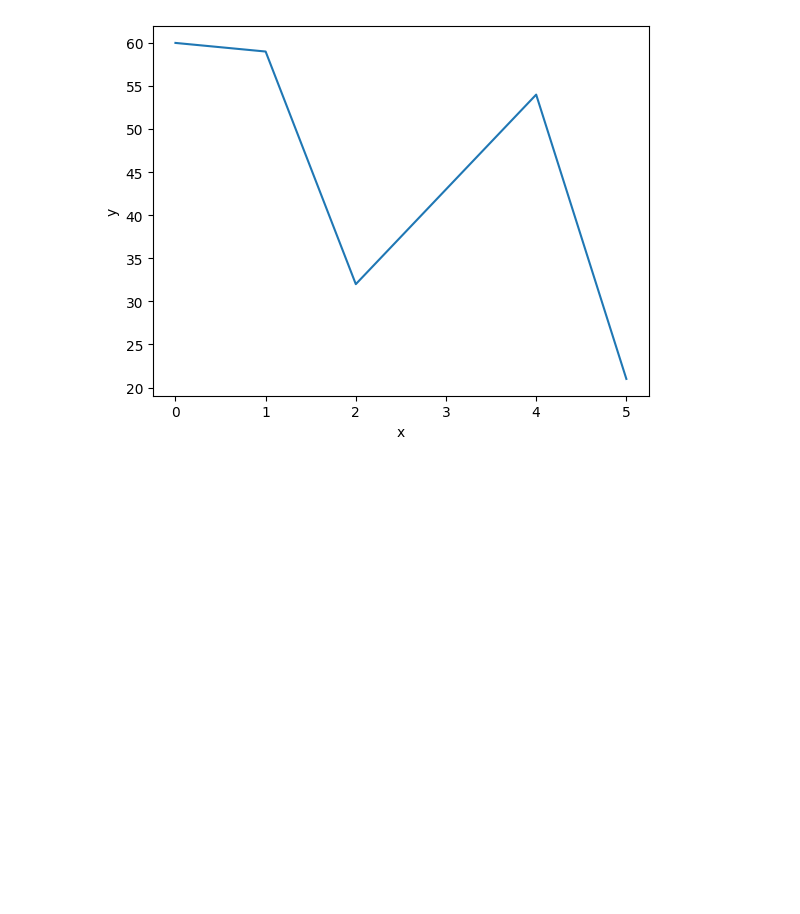
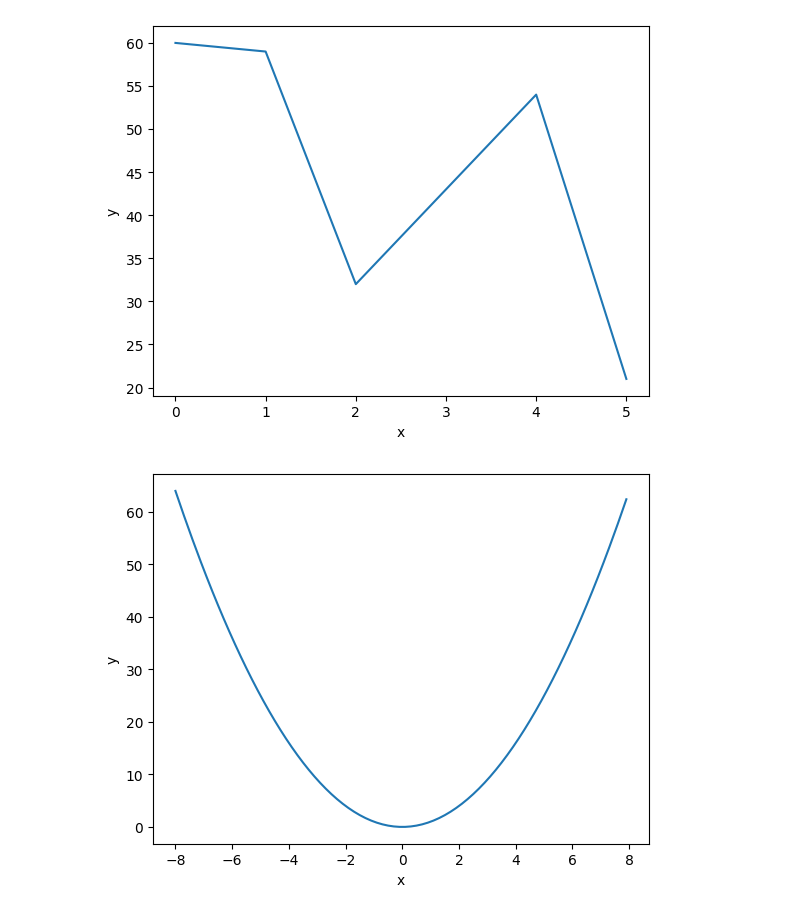
Before and after one commit to Jenniferduong20012004/JennyLearningAI, a Jupyter notebook: Softmax.ipynb, the cells around one changed output. Cells and saved outputs as stored; diff of their text form; code cells hidden in the pictures; blank space fills up the shorter version.

```diff
--- a/Softmax.ipynb
+++ b/Softmax.ipynb
@@ -83,3 +83,14 @@ plt.ylabel("y")
 plt.show()
 # %% [output]
 [figure]
+# %%
+y = lambda x: x*x
+import numpy as np
+x = np.arange (-8,8,0.1)
+y = np.array ([y(i) for i in x])
+plt.plot (x,y)
+plt.xlabel("x")
+plt.ylabel("y")
+plt.show()
+# %% [output]
+[figure, added]
```
